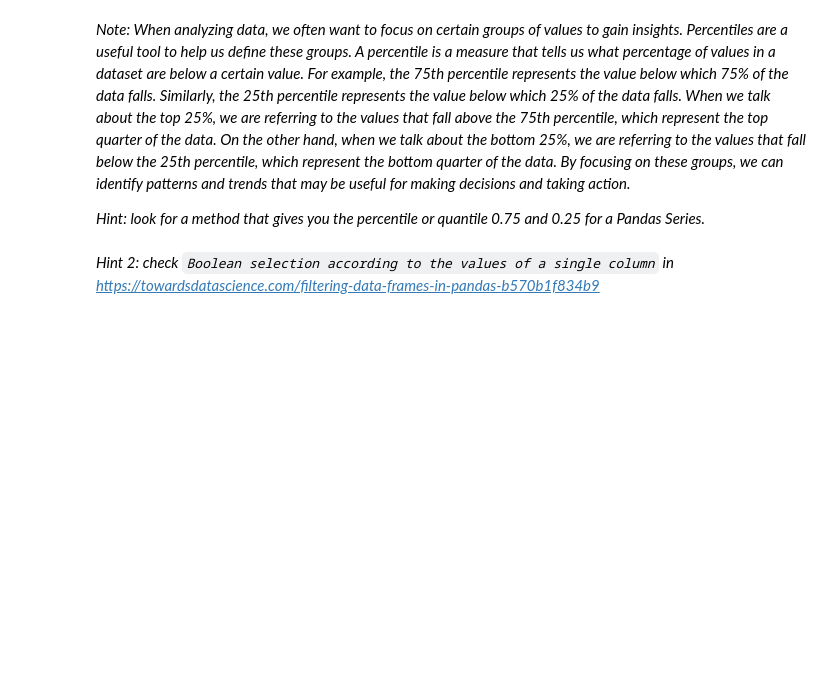
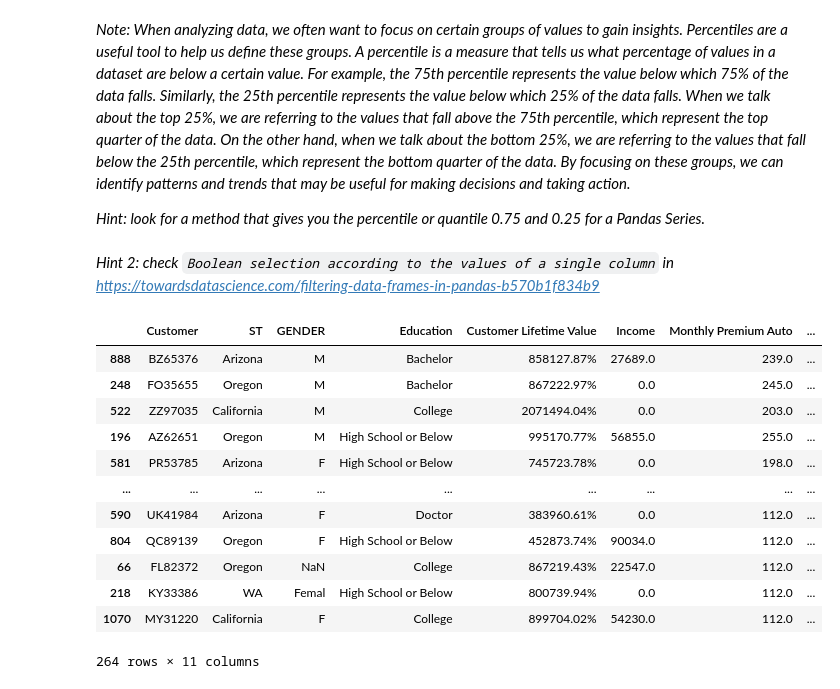
Before and after one commit to estebanba/lab-dw-pandas, a Jupyter notebook: lab-dw-pandas.ipynb, the cells around one changed output. Saved outputs shown, nothing was run; the diff lists cells and outputs as text; code cells hidden in the pictures; blank space fills up the shorter version.

```diff
--- a/lab-dw-pandas.ipynb
+++ b/lab-dw-pandas.ipynb
@@ -124,0 +266,20 @@ Instructions:
+# %%
+claim_percentile_75 = customer_df["Total Claim Amount"].quantile(0.75)
+
+high_claimers = customer_df[customer_df["Total Claim Amount"] > claim_percentile_75].sort_values(by="Total Claim Amount", ascending=False)
+
+high_claimers
+# %% [output]
+|  | Customer | ST | GENDER | Education | Customer Lifetime Value | Income | Monthly Premium Auto | ... |
+| 888 | BZ65376 | Arizona | M | Bachelor | 858127.87% | 27689.0 | 239.0 | ... |
+| 248 | FO35655 | Oregon | M | Bachelor | 867222.97% | 0.0 | 245.0 | ... |
+| 522 | ZZ97035 | California | M | College | 2071494.04% | 0.0 | 203.0 | ... |
+| 196 | AZ62651 | Oregon | M | High School or Below | 995170.77% | 56855.0 | 255.0 | ... |
+| 581 | PR53785 | Arizona | F | High School or Below | 745723.78% | 0.0 | 198.0 | ... |
+| ... | ... | ... | ... | ... | ... | ... | ... | ... |
+| 590 | UK41984 | Arizona | F | Doctor | 383960.61% | 0.0 | 112.0 | ... |
+| 804 | QC89139 | Oregon | F | High School or Below | 452873.74% | 90034.0 | 112.0 | ... |
+| 66 | FL82372 | Oregon | NaN | College | 867219.43% | 22547.0 | 112.0 | ... |
+| 218 | KY33386 | WA | Femal | High School or Below | 800739.94% | 0.0 | 112.0 | ... |
+| 1070 | MY31220 | California | F | College | 899704.02% | 54230.0 | 112.0 | ... |
+264 rows × 11 columns
```
Also changed, not shown: parts of 16 cells of this notebook.
